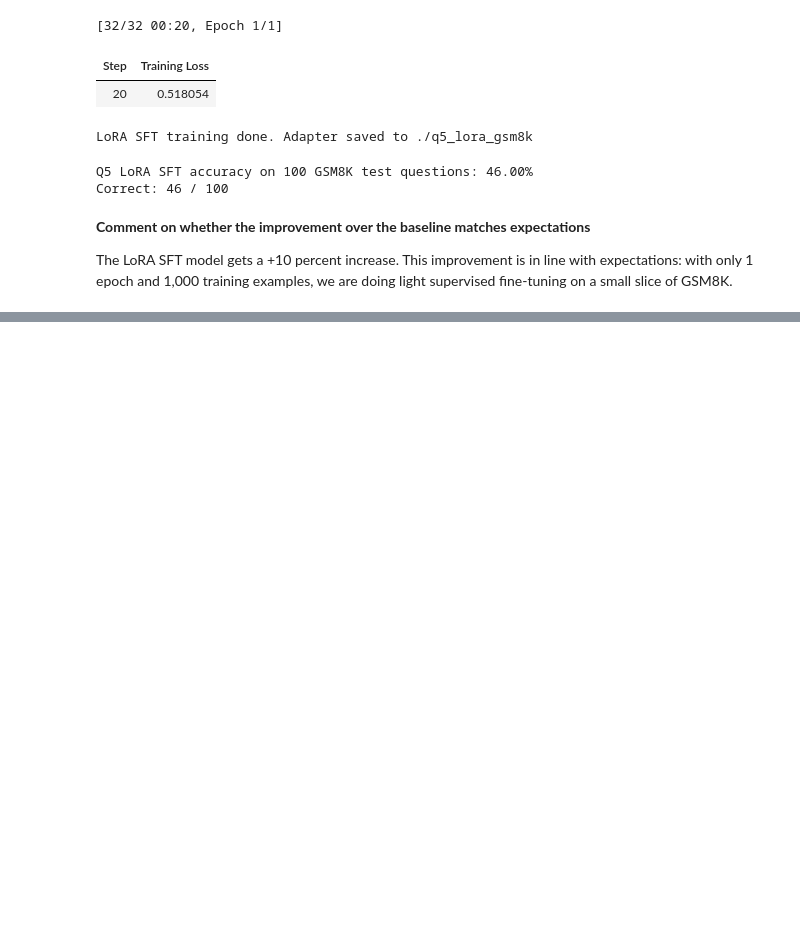
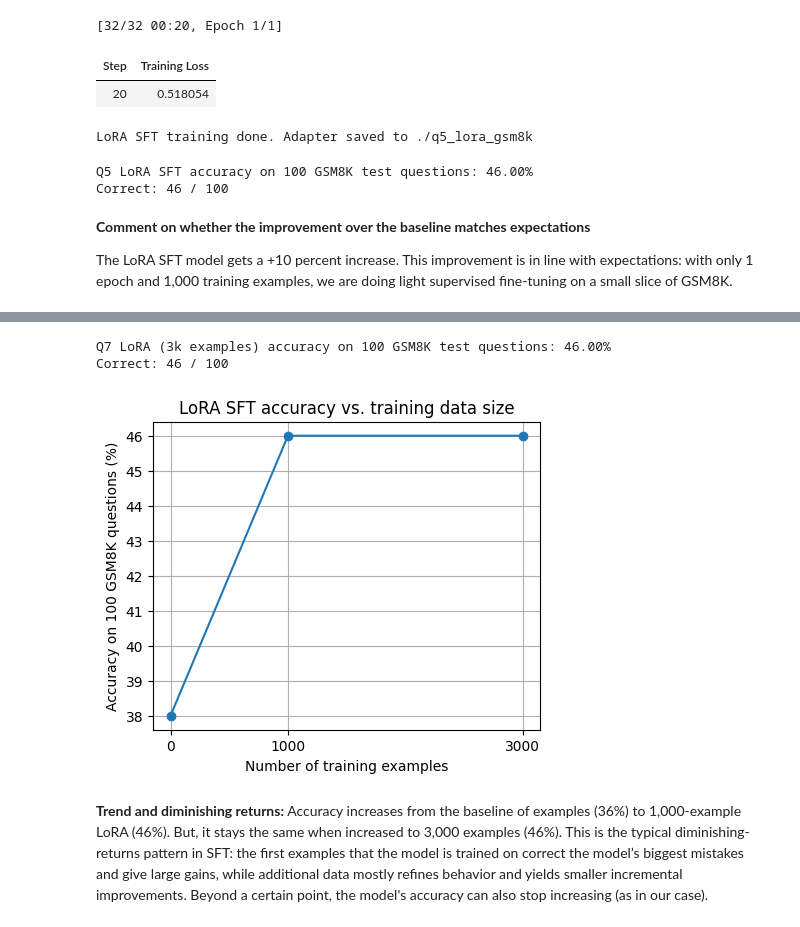
Before and after one commit to k-aryaman/llm-math-finetuning, a Jupyter notebook: main.ipynb, the cells around one changed output, grey strips where cells are left out. Saved outputs shown, nothing was run; the diff lists cells and outputs as text; code cells hidden in the pictures; blank space fills up the shorter version.

```diff
--- a/main.ipynb
+++ b/main.ipynb
@@ -485,0 +625,57 @@ The LoRA SFT model gets a +10 percent increase. This improvement is in line with
+# %%
+# Q7: Evaluate the 3k-example LoRA model on the same 100 GSM8K test questions
+# Assumes test_questions, test_ground_truth, and evaluate_gsm8k are already defined (from Q1 setup).
+import torch
+from transformers import AutoModelForCausalLM, AutoTokenizer
+from peft import PeftModel
+
+MODEL_NAME = "Qwen/Qwen2.5-1.5B-Instruct"
+adapter_path_q7 = "./q7_lora_gsm8k_3k"
+
+tokenizer_q7 = AutoTokenizer.from_pretrained(adapter_path_q7)
+tokenizer_q7.padding_side = "left"
+if tokenizer_q7.pad_token is None:
+    tokenizer_q7.pad_token = tokenizer_q7.eos_token
+
+model_q7 = AutoModelForCausalLM.from_pretrained(
+    MODEL_NAME,
+    torch_dtype=torch.bfloat16,
+    device_map="auto",
+    attn_implementation="eager",
+)
+model_q7 = PeftModel.from_pretrained(model_q7, adapter_path_q7)
+model_q7.eval()
+
+accuracy_q7, records_q7 = evaluate_gsm8k(
+    model_q7, tokenizer_q7, test_questions, test_ground_truth, batch_size=16
+)
+print(f"\nQ7 LoRA (3k examples) accuracy on 100 GSM8K test questions: {accuracy_q7:.2%}")
+print(f"Correct: {sum(r['correct'] for r in records_q7)} / {len(records_q7)}")
+# %% [output]
+Q7 LoRA (3k examples) accuracy on 100 GSM8K test questions: 46.00%
+Correct: 46 / 100
+# %%
+# Q7: Plot accuracy vs. number of training examples
+
+import matplotlib.pyplot as plt
+
+# Fill in with your measured accuracies if they differ
+acc_0 = 0.38      # baseline (no SFT, Q1)
+acc_1000 = 0.46   # LoRA SFT with 1,000 examples (Q5)
+acc_3000 = float(accuracy_q7)  # LoRA SFT with 3,000 examples (Q7)
+
+xs = [0, 1000, 3000]
+ys = [acc_0, acc_1000, acc_3000]
+
+plt.figure(figsize=(5, 4))
+plt.plot(xs, [y * 100 for y in ys], marker="o")
+plt.xlabel("Number of training examples")
+plt.ylabel("Accuracy on 100 GSM8K questions (%)")
+plt.title("LoRA SFT accuracy vs. training data size")
+plt.grid(True)
+plt.xticks(xs)
+plt.show()
+# %% [output]
+[figure, added]
+# %% [markdown]
+**Trend and diminishing returns:** Accuracy increases from the baseline of examples (36%) to 1,000-example LoRA (46%). But, it stays the same when increased to 3,000 examples (46%). This is the typical diminishing-returns pattern in SFT: the first examples that the model is trained on correct the model’s biggest mistakes and give large gains, while additional data mostly refines behavior and yields smaller incremental improvements. Beyond a certain point, the model's accuracy can also stop increasing (as in our case).
```
Also changed, not shown: parts of 4 cells of this notebook.
